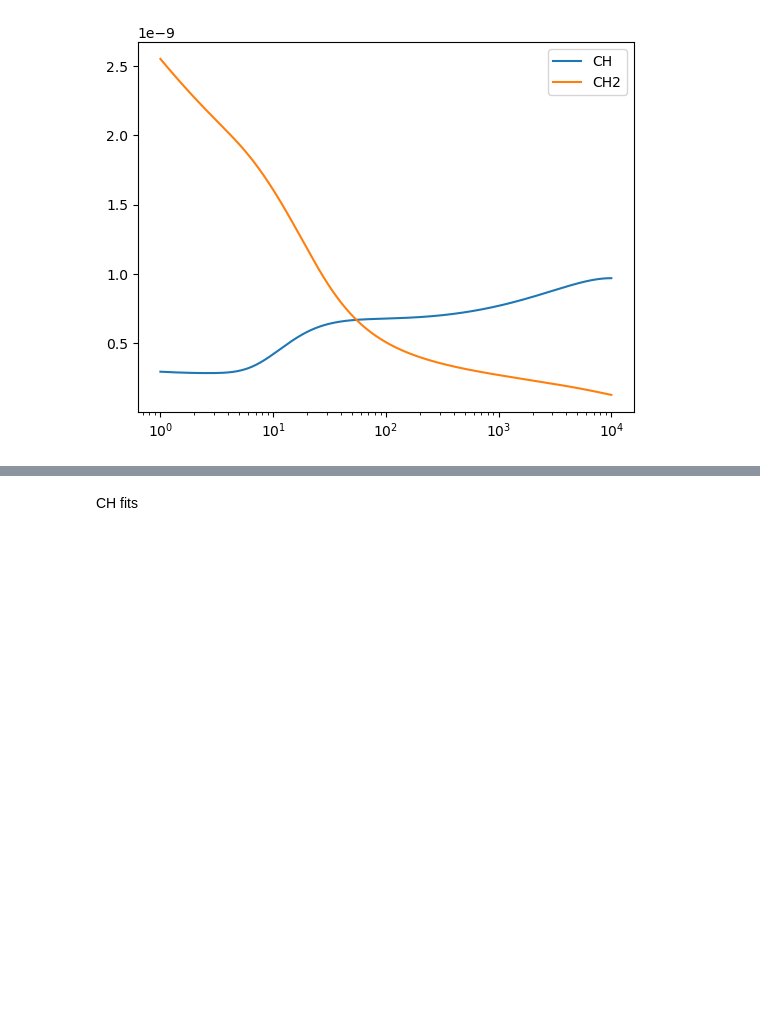
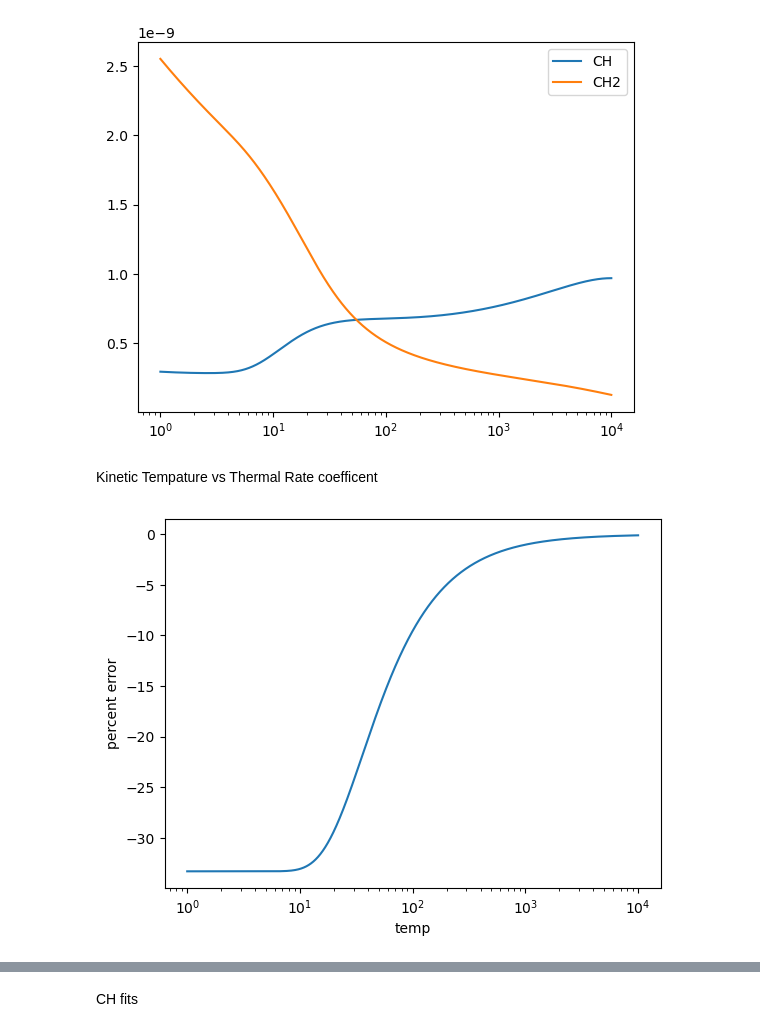
Before and after one commit to wostling/SavinGroup, a Jupyter notebook: Corrected_Fits.ipynb, the cells around one changed output, grey strips where cells are left out. Saved outputs shown, nothing was run; the diff lists cells and outputs as text; code cells hidden in the pictures; blank space fills up the shorter version.

```diff
--- a/Corrected_Fits.ipynb
+++ b/Corrected_Fits.ipynb
@@ -95,3 +95,16 @@ plt.legend()
 # %% [output]
 <matplotlib.legend.Legend at 0x...>
 [figure]
+# %% [markdown]
+Kinetic Tempature vs Thermal Rate coefficent
+# %%
+KT_summed = [ratesCH[char] + ratesCH2[char] for char in range(len(temps))]
+TR_summed = [CH_thermal[char] + CH2_thermal[char] for char in range(len(temps))]
+p_error = [100*(KT_summed[char]-TR_summed[char])/TR_summed[char] for char in range(len(temps))]
+# %%
+plt.plot(temps, p_error)
+plt.xlabel("temp")
+plt.ylabel("percent error")
+plt.xscale("log")
+# %% [output]
+[figure, added]
```
Also changed, not shown: parts of 18 cells of this notebook.
